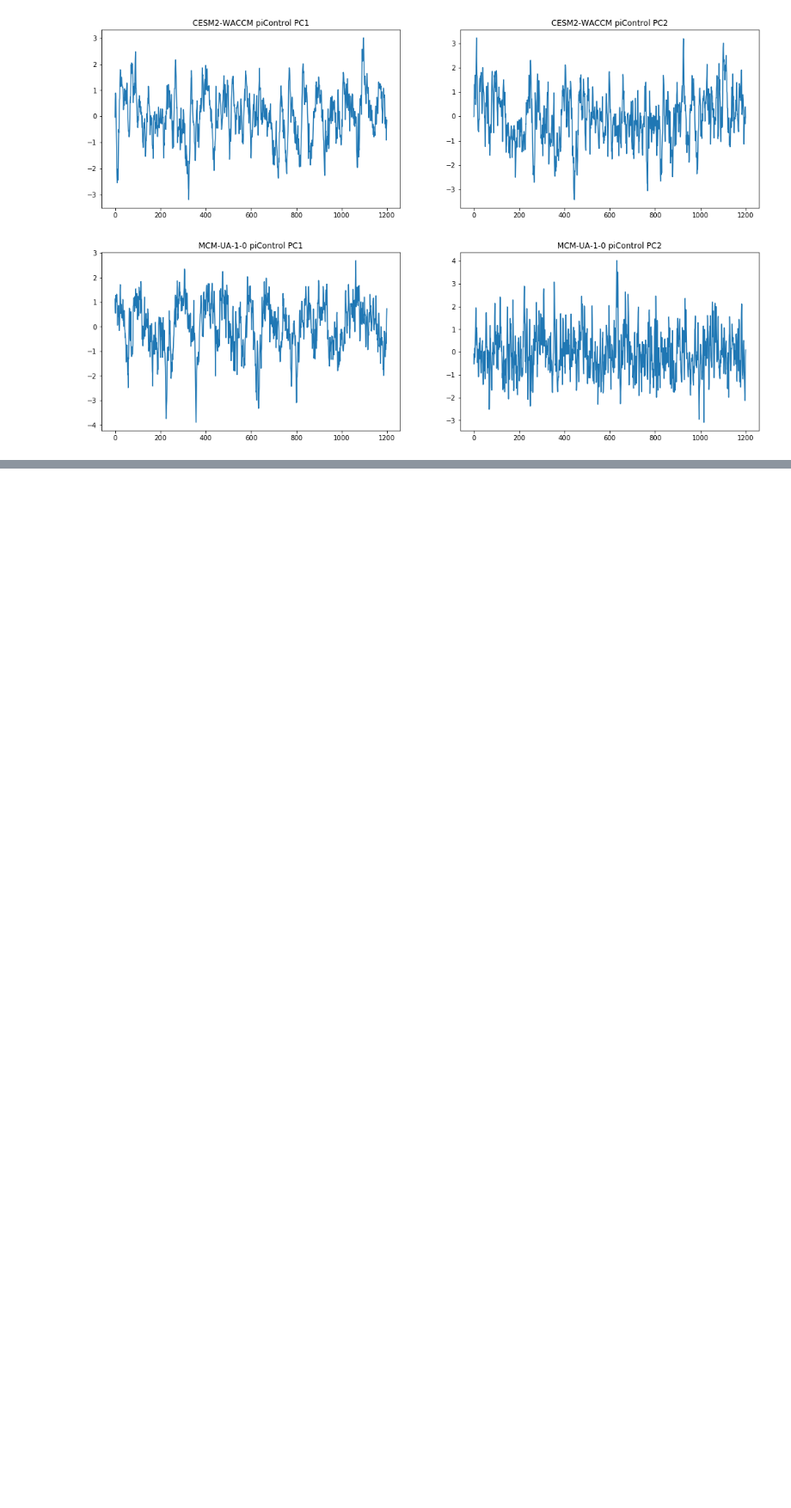
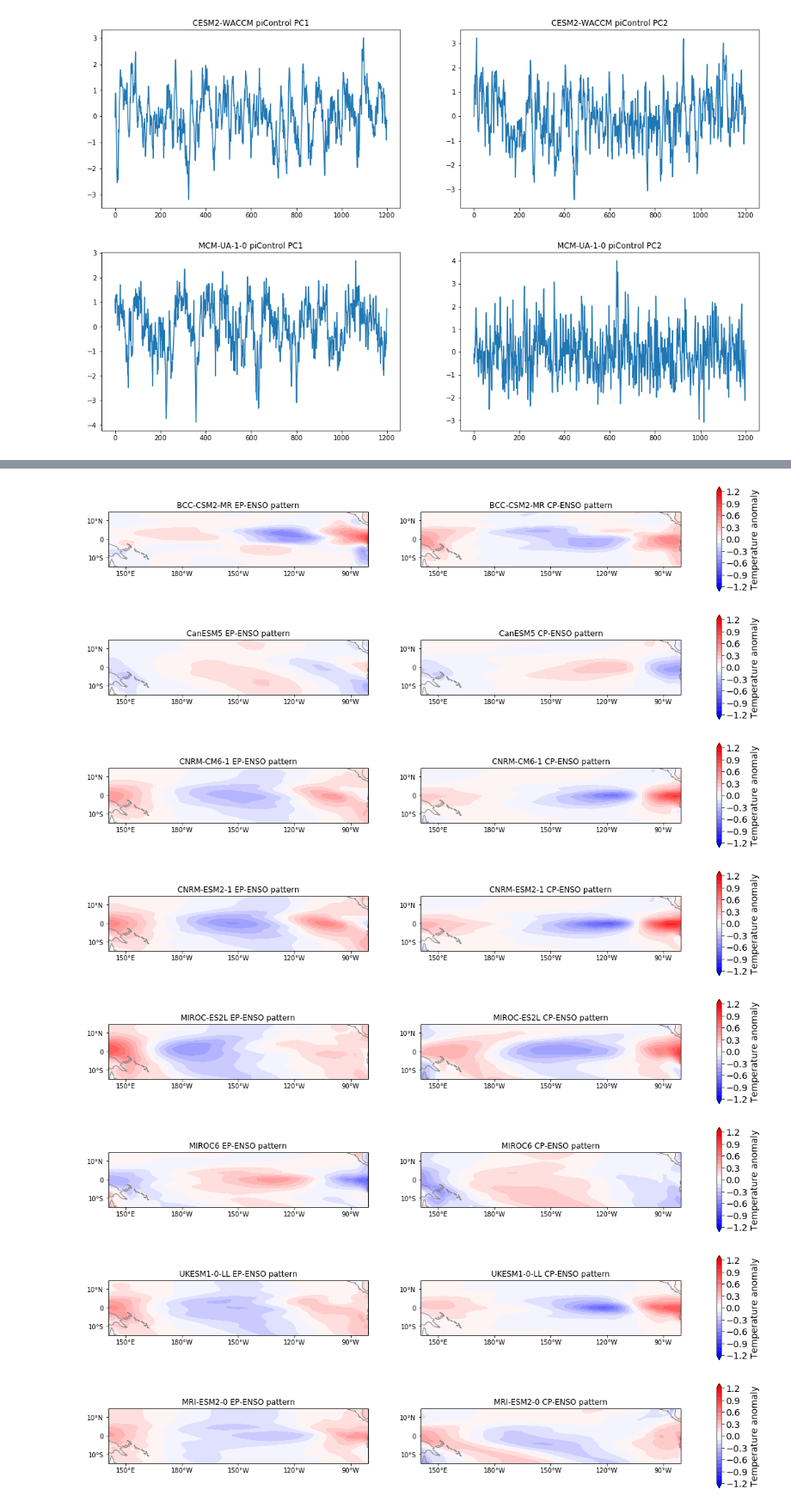
Before and after one commit to Hegebf/enso_paper, a Jupyter notebook: notebooks/enso_diversity.ipynb, the cells around one changed output, grey strips where cells are left out. Shown at 86% size. Drawn from its saved outputs; the diff is of its cells as text; code cells hidden in the pictures; blank space fills up the shorter version.

```diff
--- a/notebooks/enso_diversity.ipynb
+++ b/notebooks/enso_diversity.ipynb
@@ -496,0 +500,41 @@ for model in models:
+# %%
+
+maxval = 1.2; step = 0.1
+data_crs = ccrs.PlateCarree(central_longitude=180.0)
+
+for model in models:
+    var = model + '_eofs'; var_frac = model + '_variance_fractions'
+    eof1 = all_eofs[var].sel(mode=0); var_frac1 = all_variance_fractions[var_frac].sel(mode=0).values
+    eof2 = all_eofs[var].sel(mode=1); var_frac2 = all_variance_fractions[var_frac].sel(mode=1).values
+
+    var2 = model + '_pcs'
+    pc1 = all_pcs[var2].sel(mode=0)
+    pc2 = all_pcs[var2].sel(mode=1)
+
+    ep_enso = np.sqrt(2)/2*(eof1*pc1.std() - eof2*pc2.std())
+    cp_enso = np.sqrt(2)/2*(eof1*pc1.std() + eof2*pc2.std())
+
+    fig, ax = plt.subplots(ncols = 2, figsize = [20,3], subplot_kw={'projection': data_crs})
+
+    cs0 = ax[0].contourf(all_eofs.lon, all_eofs.lat, (ep_enso).transpose(), np.arange(-maxval,maxval+step,step), cmap = 'bwr',extend='both', transform=ccrs.PlateCarree())
+    cs1 = ax[1].contourf(all_eofs.lon, all_eofs.lat, (cp_enso).transpose(), np.arange(-maxval,maxval+step,step), cmap = 'bwr',extend='both', transform=ccrs.PlateCarree())
+    for i in [0,1]:
+        ax[i].coastlines(color='gray')
+    cbar = fig.colorbar(cs1, ax = ax.ravel().tolist(), orientation="vertical")
+    cbar.set_label('Temperature anomaly', fontsize = 14)
+    cbar.ax.tick_params(labelsize = 14)
+
+    ax[0].set_title(model + ' EP-ENSO pattern')
+    ax[1].set_title(model + ' CP-ENSO pattern')
+
+    plt.setp(ax, xticks = np.arange(150, 280, 30)-180, xticklabels = ['150°E', '180°W', '150°W', '120°W', '90°W'])
+    plt.setp(ax, yticks = [-10, 0, 10], yticklabels = ['10°S', '0', '10°N'])
+# %% [output]
+[figure, added]
+[figure, added]
+[figure, added]
+[figure, added]
+[figure, added]
+[figure, added]
+[figure, added]
+[figure, added]
```
Also changed, not shown: parts of 8 cells of this notebook.
